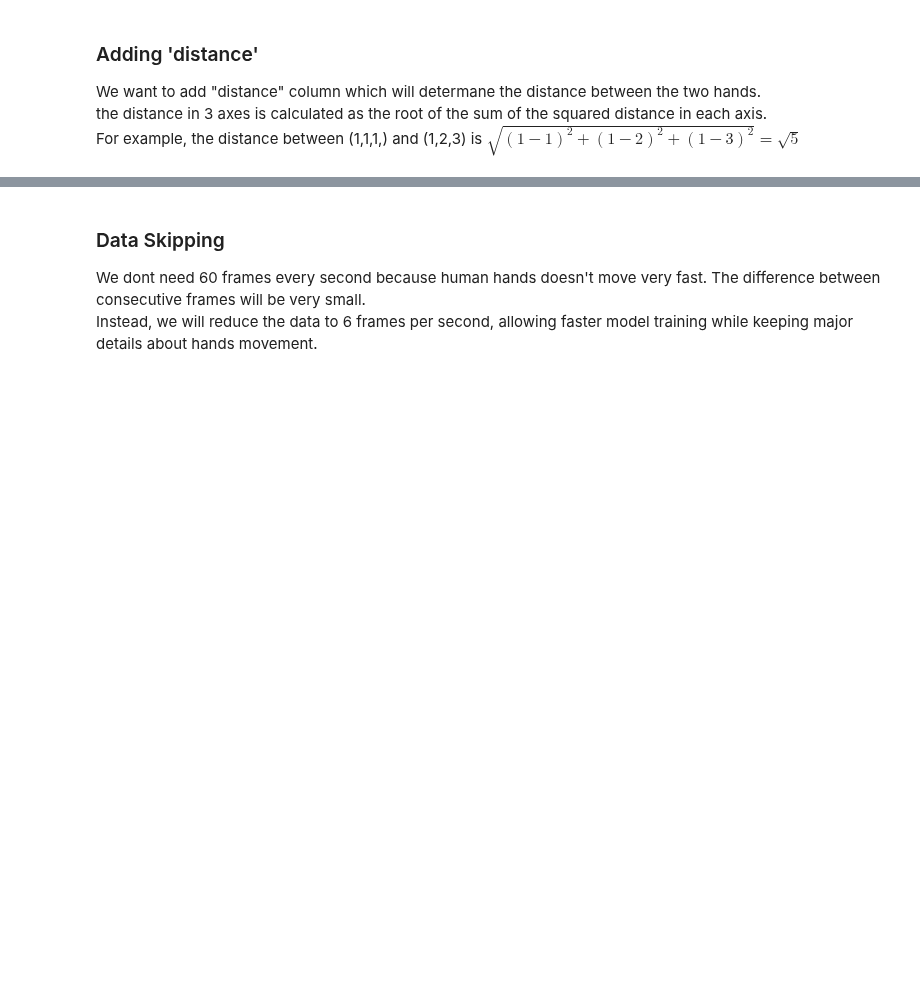
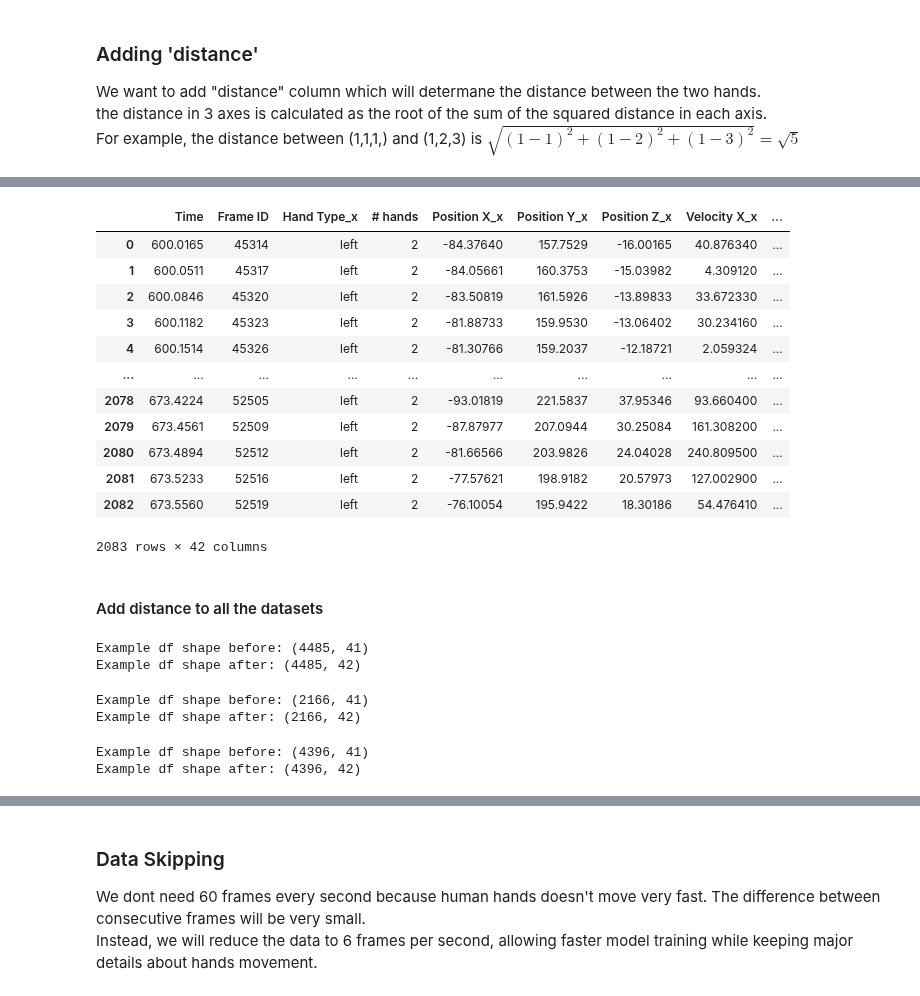
Before and after one commit to oridarshan/data-visualization-project, a Jupyter notebook: Hands Classification.ipynb, the cells around one changed output, grey strips where cells are left out. Saved outputs shown, nothing was run; the diff lists cells and outputs as text; code cells hidden in the pictures; blank space fills up the shorter version.

```diff
--- a/Hands Classification.ipynb
+++ b/Hands Classification.ipynb
@@ -576,0 +607,25 @@ Split validation set from train set to help choose the best model for the data.
+# %%
+# ((X1-X2)^2+(Y1-Y2)^2+(Z1-Z2)^2)^0.5
+distance=((Spon_val[' Position X_x']-Spon_val[' Position X_y'])**2+#(X1-X2)^2
+(Spon_val[' Position Y_x']-Spon_val[' Position Y_y'])**2+#(Y1-Y2)^2
+(Spon_val[' Position Z_x']-Spon_val[' Position Z_y'])**2)**0.5#(Z1-Z2)^2
+# %%
+#insert the distance column
+Spon_val['Distance']=distance
+Spon_val
+# %% [output]
+|  | Time | Frame ID | Hand Type_x | # hands | Position X_x | Position Y_x | Position Z_x | Velocity X_x | ... |
+| 0 | 600.0165 | 45314 | left | 2 | -84.37640 | 157.7529 | -16.00165 | 40.876340 | ... |
+| 1 | 600.0511 | 45317 | left | 2 | -84.05661 | 160.3753 | -15.03982 | 4.309120 | ... |
+| 2 | 600.0846 | 45320 | left | 2 | -83.50819 | 161.5926 | -13.89833 | 33.672330 | ... |
+| 3 | 600.1182 | 45323 | left | 2 | -81.88733 | 159.9530 | -13.06402 | 30.234160 | ... |
+| 4 | 600.1514 | 45326 | left | 2 | -81.30766 | 159.2037 | -12.18721 | 2.059324 | ... |
+| ... | ... | ... | ... | ... | ... | ... | ... | ... | ... |
+| 2078 | 673.4224 | 52505 | left | 2 | -93.01819 | 221.5837 | 37.95346 | 93.660400 | ... |
+| 2079 | 673.4561 | 52509 | left | 2 | -87.87977 | 207.0944 | 30.25084 | 161.308200 | ... |
+| 2080 | 673.4894 | 52512 | left | 2 | -81.66566 | 203.9826 | 24.04028 | 240.809500 | ... |
+| 2081 | 673.5233 | 52516 | left | 2 | -77.57621 | 198.9182 | 20.57973 | 127.002900 | ... |
+| 2082 | 673.5560 | 52519 | left | 2 | -76.10054 | 195.9422 | 18.30186 | 54.476410 | ... |
+2083 rows × 42 columns
+# %% [markdown]
+#### Add distance to all the datasets
@@ -576,0 +639,30 @@ Split validation set from train set to help choose the best model for the data.
+# %%
+# train data
+print('Example df shape before: '+str(Sync[1].shape))# frames in Alone second dataframe
+Spon = [add_distance(df) for df in Spon]
+Sync = [add_distance(df) for df in Sync]
+Alone = [add_distance(df) for df in Alone]
+print('Example df shape after: '+str(Sync[1].shape))
+# %% [output]
+Example df shape before: (4485, 41)
+Example df shape after: (4485, 42)
+# %%
+# val data
+print('Example df shape before: '+str(Alone_val.shape))
+Spon_val=add_distance(Spon_val)
+Sync_val=add_distance(Sync_val)
+Alone_val=add_distance(Alone_val)
+print('Example df shape after: '+str(Alone_val.shape))
+# %% [output]
+Example df shape before: (2166, 41)
+Example df shape after: (2166, 42)
+# %%
+# test data
+print('Example df shape before: '+str(Sync_test[1].shape))# frames in Sync_test second dataframe
+Spon_test = [add_distance(df) for df in Spon_test]
+Sync_test = [add_distance(df) for df in Sync_test]
+Alone_test = [add_distance(df) for df in Alone_test]
+print('Example df shape after: '+str(Sync_test[1].shape))
+# %% [output]
+Example df shape before: (4396, 41)
+Example df shape after: (4396, 42)
```
Also changed, not shown: parts of 6 cells of this notebook.
